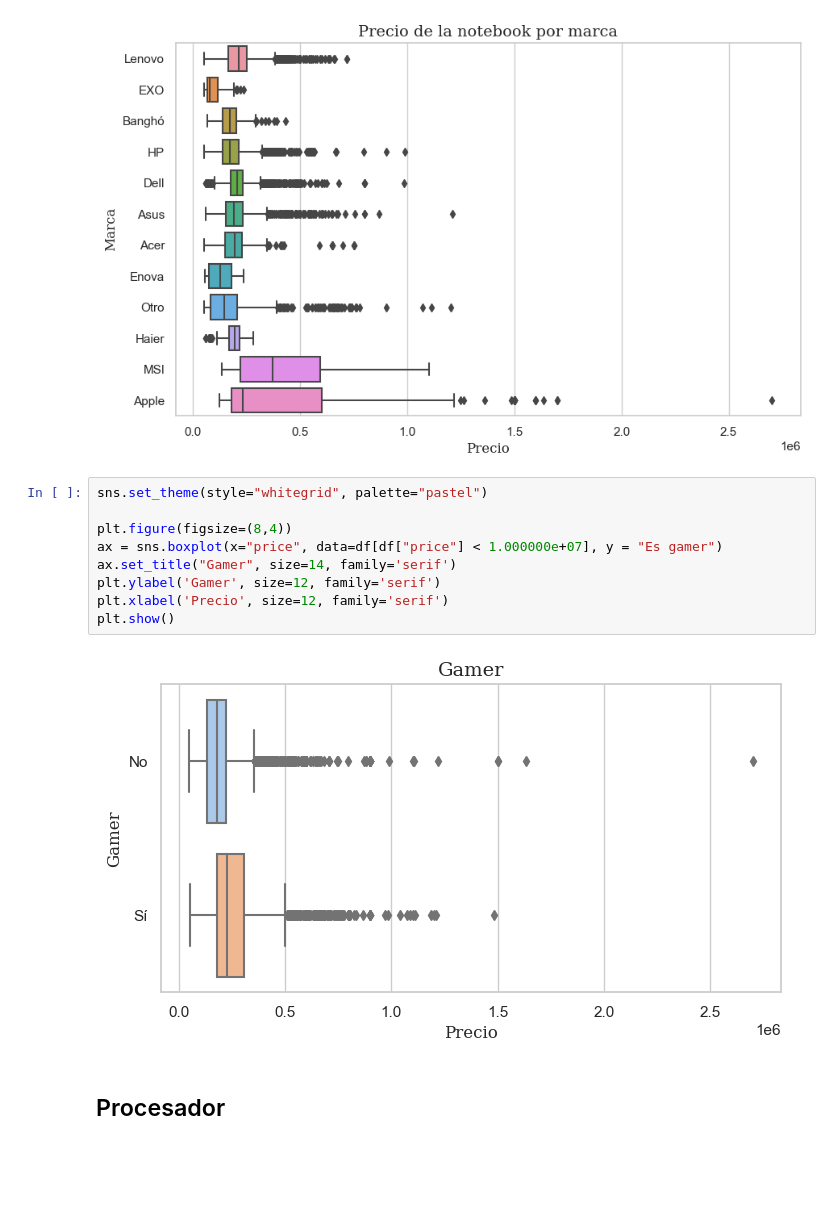
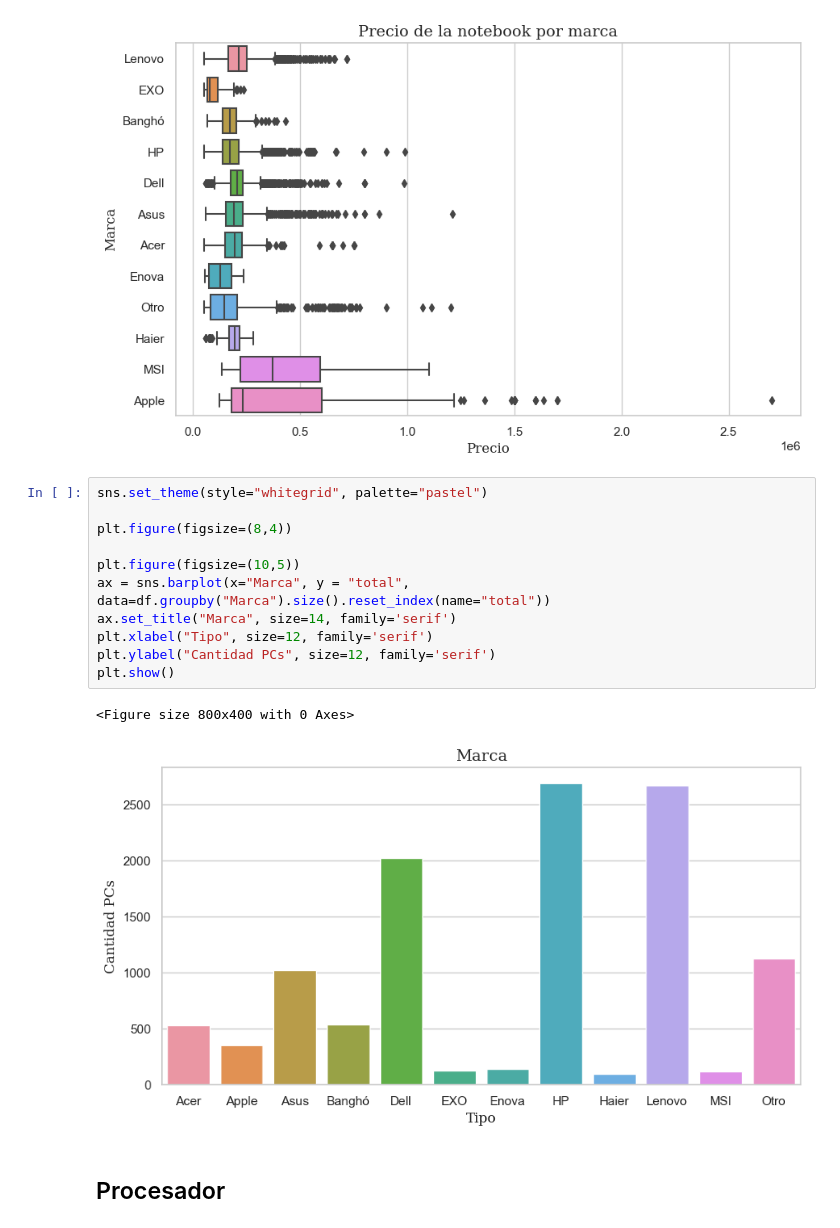
Before and after one commit to martina-dc/mdc-tesis, a Jupyter notebook: 02_EDA.ipynb, the cells around one changed output. Drawn from its saved outputs; the diff is of its cells as text; blank space fills up the shorter version.

```diff
--- a/02_EDA.ipynb
+++ b/02_EDA.ipynb
@@ -141,14 +141,17 @@ plt.show()
 # %%
 sns.set_theme(style="whitegrid", palette="pastel")
 
 plt.figure(figsize=(8,4))
-ax = sns.boxplot(x="price", data=df[df["price"] < 1.000000e+07], y = "Es gamer")
-ax.set_title("Gamer", size=14, family='serif')
-plt.ylabel('Gamer', size=12, family='serif')
-plt.xlabel('Precio', size=12, family='serif')
+
+plt.figure(figsize=(10,5))
+ax = sns.barplot(x="Marca", y = "total", data=df.groupby("Marca").size().reset_index(name="total"))
+ax.set_title("Marca", size=14, family='serif')
+plt.xlabel("Tipo", size=12, family='serif')
+plt.ylabel("Cantidad PCs", size=12, family='serif')
 plt.show()
 # %% [output]
+<Figure size 800x400 with 0 Axes>
-[figure, old version]
+[figure, new version]
 # %% [markdown]
 ## Procesador
 # %%
```
Also changed, not shown: parts of 86 cells of this notebook, 1 other file.
